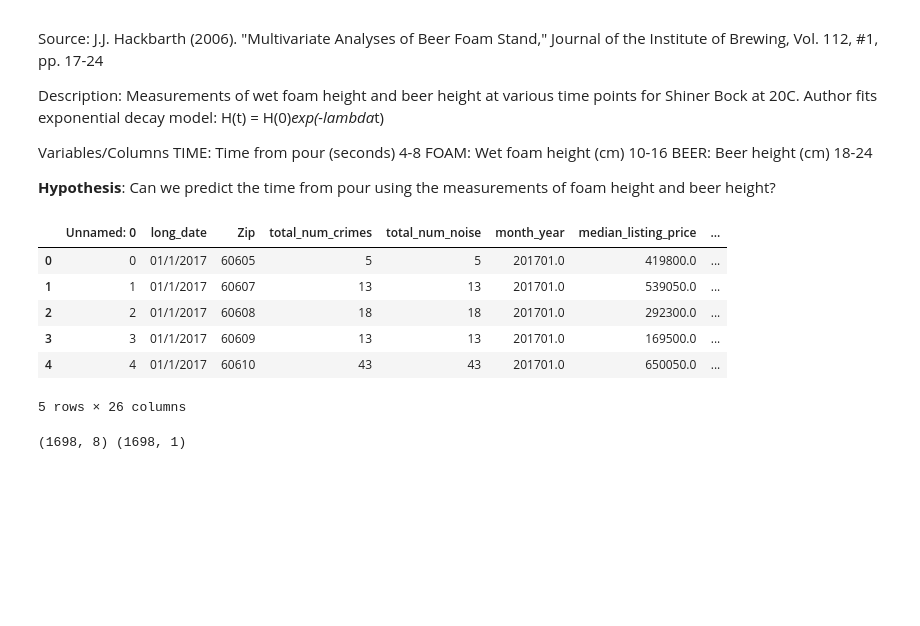
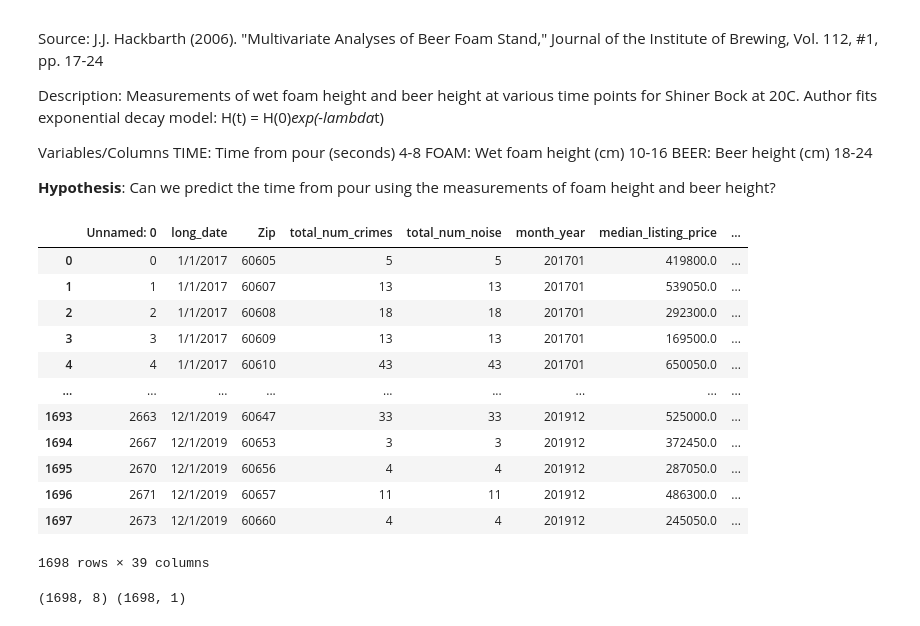
Before and after one commit to sjricketts/Project-3, a Jupyter notebook: ML-MLR-S copy.ipynb, the cells around one changed output. Cells and saved outputs as stored; diff of their text form; code cells hidden in the pictures; blank space fills up the shorter version.

Commit message:
final full data set

```diff
--- a/ML-MLR-S copy.ipynb
+++ b/ML-MLR-S copy.ipynb
@@ -22,17 +22,23 @@ BEER: Beer height (cm)    18-24
 # %%
 # Read the csv file into a pandas DataFrame
 
 data = pd.read_csv('Data/fullDataSet.csv')
-data.head()
+data
 #removed all NULLS, removed 60654/60642, removed outlier zips (60601, 60602, 60603, 60604)
 # %% [output]
 |  | Unnamed: 0 | long_date | Zip | total_num_crimes | total_num_noise | month_year | median_listing_price | ... |
-| 0 | 0 | 01/1/2017 | 60605 | 5 | 5 | 201701.0 | 419800.0 | ... |
-| 1 | 1 | 01/1/2017 | 60607 | 13 | 13 | 201701.0 | 539050.0 | ... |
-| 2 | 2 | 01/1/2017 | 60608 | 18 | 18 | 201701.0 | 292300.0 | ... |
-| 3 | 3 | 01/1/2017 | 60609 | 13 | 13 | 201701.0 | 169500.0 | ... |
-| 4 | 4 | 01/1/2017 | 60610 | 43 | 43 | 201701.0 | 650050.0 | ... |
+| 0 | 0 | 1/1/2017 | 60605 | 5 | 5 | 201701 | 419800.0 | ... |
+| 1 | 1 | 1/1/2017 | 60607 | 13 | 13 | 201701 | 539050.0 | ... |
+| 2 | 2 | 1/1/2017 | 60608 | 18 | 18 | 201701 | 292300.0 | ... |
+| 3 | 3 | 1/1/2017 | 60609 | 13 | 13 | 201701 | 169500.0 | ... |
+| 4 | 4 | 1/1/2017 | 60610 | 43 | 43 | 201701 | 650050.0 | ... |
+| ... | ... | ... | ... | ... | ... | ... | ... | ... |
+| 1693 | 2663 | 12/1/2019 | 60647 | 33 | 33 | 201912 | 525000.0 | ... |
+| 1694 | 2667 | 12/1/2019 | 60653 | 3 | 3 | 201912 | 372450.0 | ... |
+| 1695 | 2670 | 12/1/2019 | 60656 | 4 | 4 | 201912 | 287050.0 | ... |
+| 1696 | 2671 | 12/1/2019 | 60657 | 11 | 11 | 201912 | 486300.0 | ... |
+| 1697 | 2673 | 12/1/2019 | 60660 | 4 | 4 | 201912 | 245050.0 | ... |
-5 rows × 26 columns
+1698 rows × 39 columns
 # %%
 data = data.dropna(how='any')
 # %%
```
Also changed, not shown: parts of 4 cells of this notebook, 3 other files.
